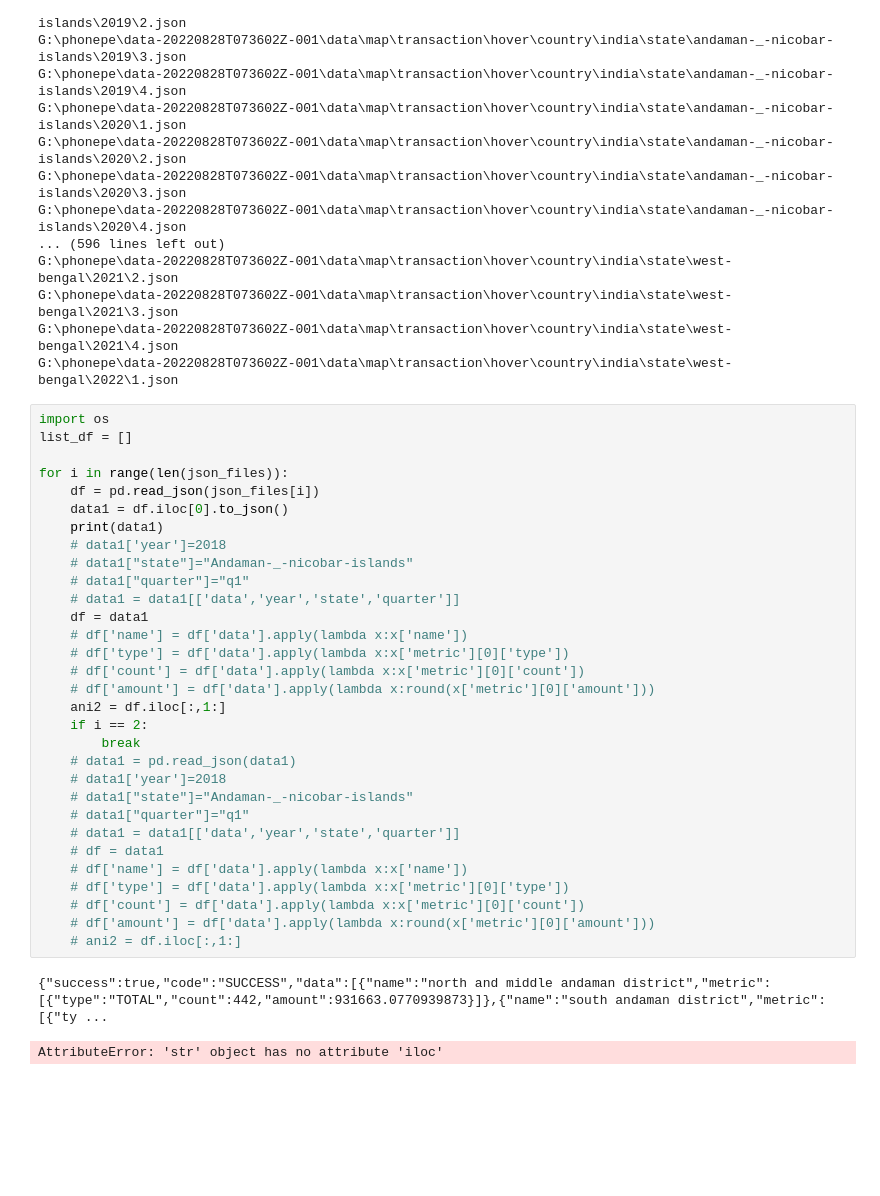
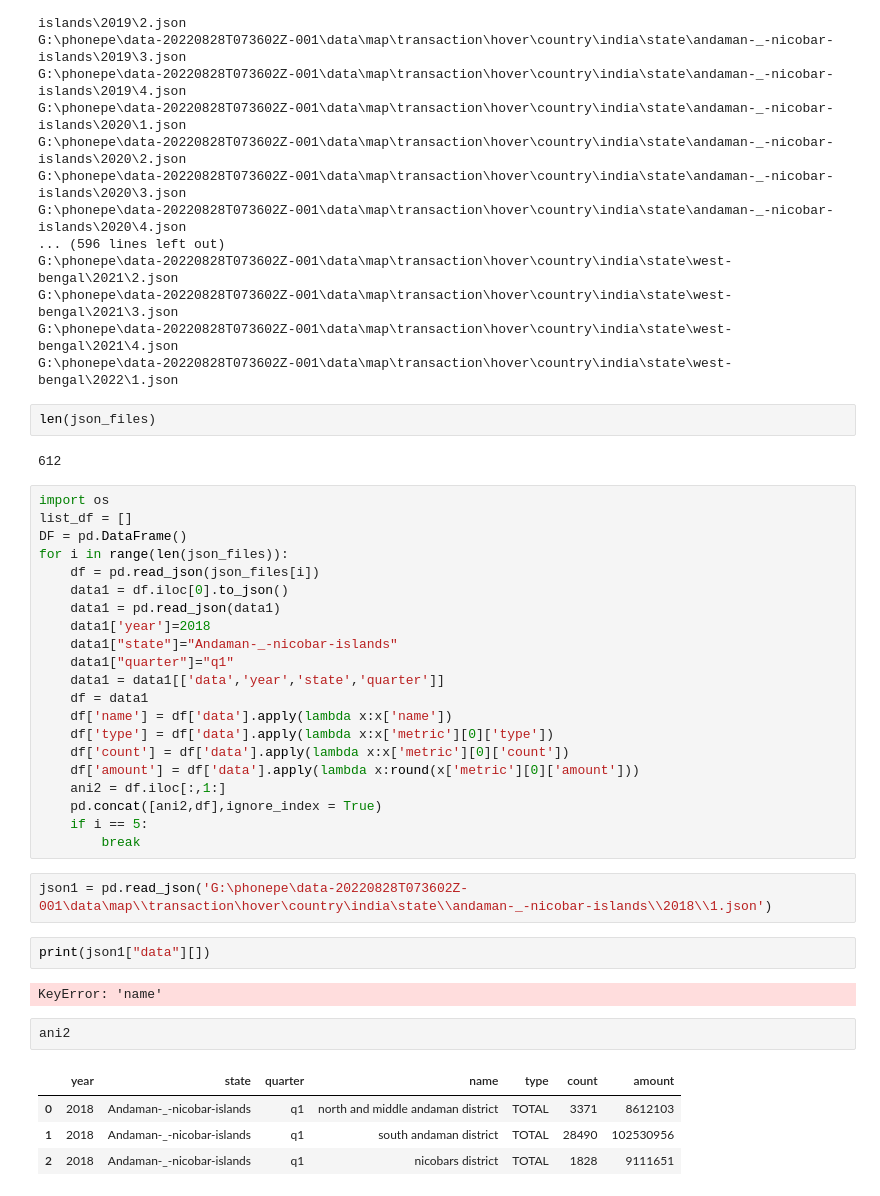
Before and after one commit to Harish-aditya/phonepe, a Jupyter notebook: phonepetransc.ipynb, the cells around one changed output. Cells and saved outputs as stored; diff of their text form; blank space fills up the shorter version.

```diff
--- a/phonepetransc.ipynb
+++ b/phonepetransc.ipynb
@@ -104,37 +104,41 @@ G:\phonepe\data-20220828T073602Z-001\data\map\transaction\hover\country\india\st
 G:\phonepe\data-20220828T073602Z-001\data\map\transaction\hover\country\india\state\west-bengal\2021\3.json
 G:\phonepe\data-20220828T073602Z-001\data\map\transaction\hover\country\india\state\west-bengal\2021\4.json
 G:\phonepe\data-20220828T073602Z-001\data\map\transaction\hover\country\india\state\west-bengal\2022\1.json
+# %%
+len(json_files)
+# %% [output]
+612
 # %%
 import os
 list_df = []
-
+DF = pd.DataFrame()
 for i in range(len(json_files)):
     df = pd.read_json(json_files[i])
     data1 = df.iloc[0].to_json()
-    print(data1)
-    # data1['year']=2018
-    # data1["state"]="Andaman-_-nicobar-islands"
-    # data1["quarter"]="q1"
-    # data1 = data1[['data','year','state','quarter']]
+    data1 = pd.read_json(data1)
+    data1['year']=2018
+    data1["state"]="Andaman-_-nicobar-islands"
+    data1["quarter"]="q1"
+    data1 = data1[['data','year','state','quarter']]
     df = data1
-    # df['name'] = df['data'].apply(lambda x:x['name'])
-    # df['type'] = df['data'].apply(lambda x:x['metric'][0]['type'])
-    # df['count'] = df['data'].apply(lambda x:x['metric'][0]['count'])
-    # df['amount'] = df['data'].apply(lambda x:round(x['metric'][0]['amount']))
+    df['name'] = df['data'].apply(lambda x:x['name'])
+    df['type'] = df['data'].apply(lambda x:x['metric'][0]['type'])
+    df['count'] = df['data'].apply(lambda x:x['metric'][0]['count'])
+    df['amount'] = df['data'].apply(lambda x:round(x['metric'][0]['amount']))
     ani2 = df.iloc[:,1:]
-    if i == 2:
+    pd.concat([ani2,df],ignore_index = True)
+    if i == 5:
         break
-    # data1 = pd.read_json(data1)
-    # data1['year']=2018
-    # data1["state"]="Andaman-_-nicobar-islands"
-    # data1["quarter"]="q1"
-    # data1 = data1[['data','year','state','quarter']]
-    # df = data1
-    # df['name'] = df['data'].apply(lambda x:x['name'])
-    # df['type'] = df['data'].apply(lambda x:x['metric'][0]['type'])
-    # df['count'] = df['data'].apply(lambda x:x['metric'][0]['count'])
-    # df['amount'] = df['data'].apply(lambda x:round(x['metric'][0]['amount']))
-    # ani2 = df.iloc[:,1:]
-# %% [output]
-{"success":true,"code":"SUCCESS","data":[{"name":"north and middle andaman district","metric":[{"type":"TOTAL","count":442,"amount":931663.0770939873}]},{"name":"south andaman district","metric":[{"ty ...
-AttributeError: 'str' object has no attribute 'iloc'
+# %%
+json1 = pd.read_json('G:\phonepe\data-20220828T073602Z-001\data\map\\transaction\hover\country\india\state\\andaman-_-nicobar-islands\\2018\\1.json')
+# %%
+print(json1["data"][])
+# %% [output]
+KeyError: 'name'
+# %%
+ani2
+# %% [output]
+|  | year | state | quarter | name | type | count | amount |
+| 0 | 2018 | Andaman-_-nicobar-islands | q1 | north and middle andaman district | TOTAL | 3371 | 8612103 |
+| 1 | 2018 | Andaman-_-nicobar-islands | q1 | south andaman district | TOTAL | 28490 | 102530956 |
+| 2 | 2018 | Andaman-_-nicobar-islands | q1 | nicobars district | TOTAL | 1828 | 9111651 |
```
